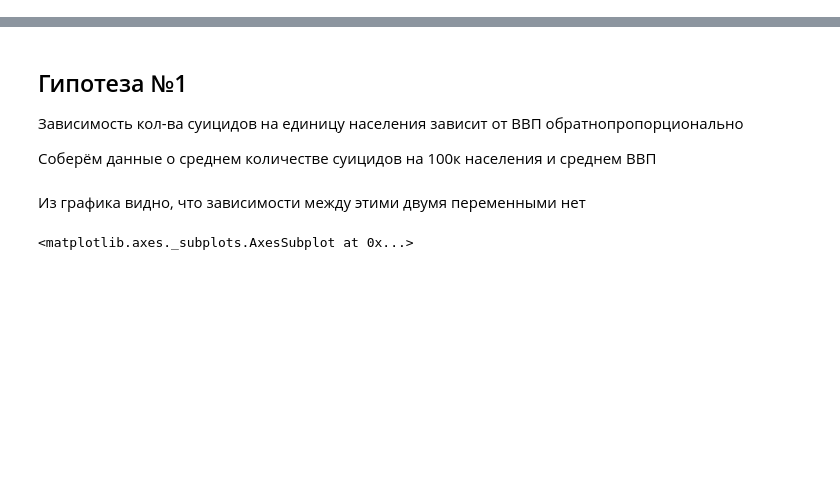
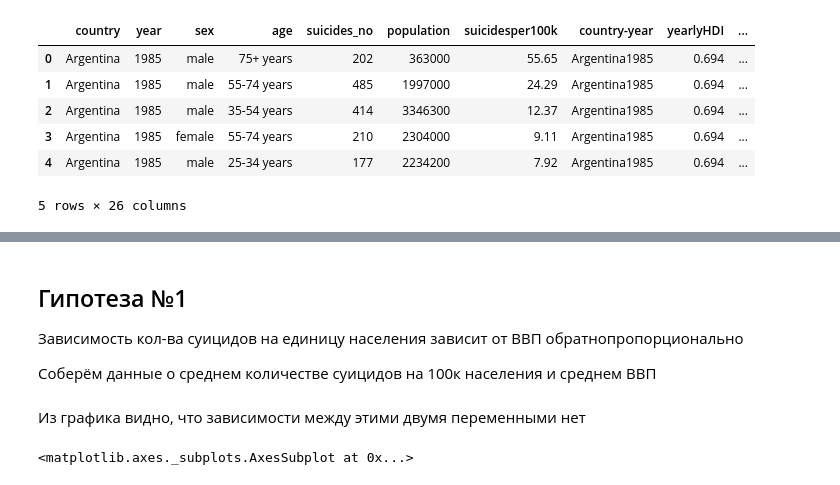
Before and after one commit to nikmel2803/DataViz, a Jupyter notebook: notebooks/Homework.ipynb, the cells around one changed output, grey strips where cells are left out. Cells and saved outputs as stored; diff of their text form; code cells hidden in the pictures; blank space fills up the shorter version.

```diff
--- a/notebooks/Homework.ipynb
+++ b/notebooks/Homework.ipynb
@@ -11,0 +45,10 @@ data = pd.read_csv("../data/suicidedataextrafestures.csv")\
+# %%
+data.head()
+# %% [output]
+|  | country | year | sex | age | suicides_no | population | suicidesper100k | country-year | yearlyHDI | ... |
+| 0 | Argentina | 1985 | male | 75+ years | 202 | 363000 | 55.65 | Argentina1985 | 0.694 | ... |
+| 1 | Argentina | 1985 | male | 55-74 years | 485 | 1997000 | 24.29 | Argentina1985 | 0.694 | ... |
+| 2 | Argentina | 1985 | male | 35-54 years | 414 | 3346300 | 12.37 | Argentina1985 | 0.694 | ... |
+| 3 | Argentina | 1985 | female | 55-74 years | 210 | 2304000 | 9.11 | Argentina1985 | 0.694 | ... |
+| 4 | Argentina | 1985 | male | 25-34 years | 177 | 2234200 | 7.92 | Argentina1985 | 0.694 | ... |
+5 rows × 26 columns
```
Also changed, not shown: parts of 10 cells of this notebook.
